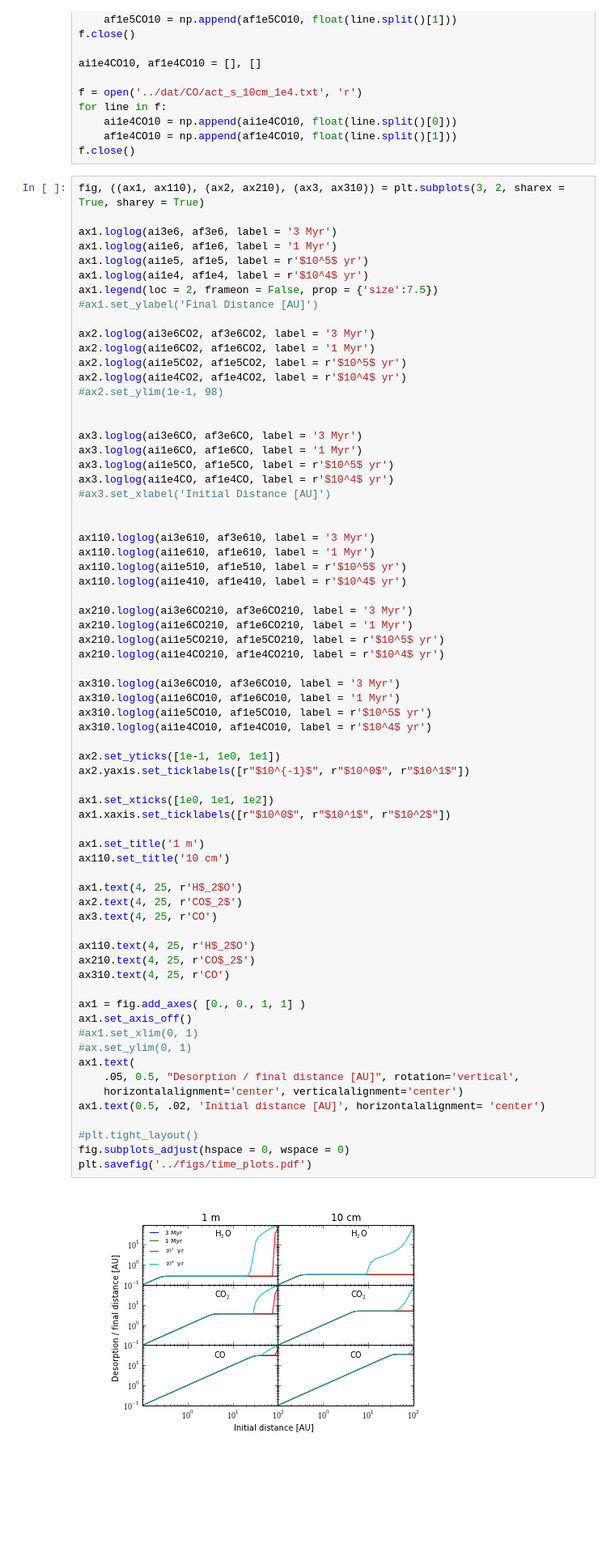
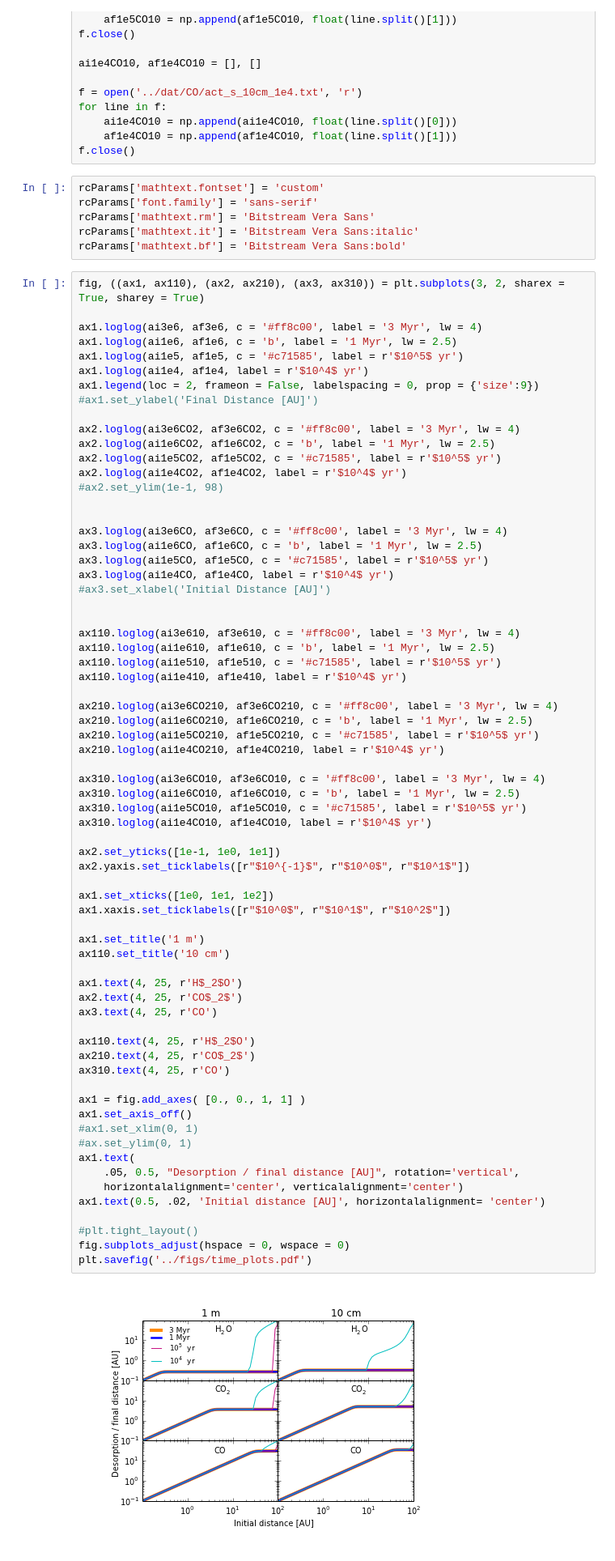
Before and after one commit to apiso/Thesis, a Jupyter notebook: python/drift_desorption_distance_creating_files_transition_disk.ipynb, the cells around one changed output. Shown at 81% size. Cells and saved outputs as stored; diff of their text form; blank space fills up the shorter version.

```diff
--- a/python/drift_desorption_distance_creating_files_transition_disk.ipynb
+++ b/python/drift_desorption_distance_creating_files_transition_disk.ipynb
@@ -300,73 +282,79 @@ for line in f:
     ai1e4CO10 = np.append(ai1e4CO10, float(line.split()[0]))
     af1e4CO10 = np.append(af1e4CO10, float(line.split()[1]))
 f.close()
+# %%
+rcParams['mathtext.fontset'] = 'custom'
+rcParams['font.family'] = 'sans-serif'
+rcParams['mathtext.rm'] = 'Bitstream Vera Sans'
+rcParams['mathtext.it'] = 'Bitstream Vera Sans:italic'
+rcParams['mathtext.bf'] = 'Bitstream Vera Sans:bold'
 # %%
 fig, ((ax1, ax110), (ax2, ax210), (ax3, ax310)) = plt.subplots(3, 2, sharex = True, sharey = True)
 
-ax1.loglog(ai3e6, af3e6, label = '3 Myr')
-ax1.loglog(ai1e6, af1e6, label = '1 Myr')
-ax1.loglog(ai1e5, af1e5, label = r'$10^5$ yr')
+ax1.loglog(ai3e6, af3e6, c = '#ff8c00', label = '3 Myr', lw = 4)
+ax1.loglog(ai1e6, af1e6, c = 'b', label = '1 Myr', lw = 2.5)
+ax1.loglog(ai1e5, af1e5, c = '#c71585', label = r'$10^5$ yr')
 ax1.loglog(ai1e4, af1e4, label = r'$10^4$ yr')
-ax1.legend(loc = 2, frameon = False, prop = {'size':7.5})
+ax1.legend(loc = 2, frameon = False, labelspacing = 0, prop = {'size':9})
 #ax1.set_ylabel('Final Distance [AU]')
 
-ax2.loglog(ai3e6CO2, af3e6CO2, label = '3 Myr')
-ax2.loglog(ai1e6CO2, af1e6CO2, label = '1 Myr')
-ax2.loglog(ai1e5CO2, af1e5CO2, label = r'$10^5$ yr')
+ax2.loglog(ai3e6CO2, af3e6CO2, c = '#ff8c00', label = '3 Myr', lw = 4)
+ax2.loglog(ai1e6CO2, af1e6CO2, c = 'b', label = '1 Myr', lw = 2.5)
+ax2.loglog(ai1e5CO2, af1e5CO2, c = '#c71585', label = r'$10^5$ yr')
 ax2.loglog(ai1e4CO2, af1e4CO2, label = r'$10^4$ yr')
 #ax2.set_ylim(1e-1, 98)
 
 
-ax3.loglog(ai3e6CO, af3e6CO, label = '3 Myr')
-ax3.loglog(ai1e6CO, af1e6CO, label = '1 Myr')
-ax3.loglog(ai1e5CO, af1e5CO, label = r'$10^5$ yr')
+ax3.loglog(ai3e6CO, af3e6CO, c = '#ff8c00', label = '3 Myr', lw = 4)
+ax3.loglog(ai1e6CO, af1e6CO, c = 'b', label = '1 Myr', lw = 2.5)
+ax3.loglog(ai1e5CO, af1e5CO, c = '#c71585', label = r'$10^5$ yr')
 ax3.loglog(ai1e4CO, af1e4CO, label = r'$10^4$ yr')
 #ax3.set_xlabel('Initial Distance [AU]')
 
 
-ax110.loglog(ai3e610, af3e610, label = '3 Myr')
-ax110.loglog(ai1e610, af1e610, label = '1 Myr')
-ax110.loglog(ai1e510, af1e510, label = r'$10^5$ yr')
+ax110.loglog(ai3e610, af3e610, c = '#ff8c00', label = '3 Myr', lw = 4)
+ax110.loglog(ai1e610, af1e610, c = 'b', label = '1 Myr', lw = 2.5)
+ax110.loglog(ai1e510, af1e510, c = '#c71585', label = r'$10^5$ yr')
 ax110.loglog(ai1e410, af1e410, label = r'$10^4$ yr')
 
-ax210.loglog(ai3e6CO210, af3e6CO210, label = '3 Myr')
-ax210.loglog(ai1e6CO210, af1e6CO210, label = '1 Myr')
-ax210.loglog(ai1e5CO210, af1e5CO210, label = r'$10^5$ yr')
+ax210.loglog(ai3e6CO210, af3e6CO210, c = '#ff8c00', label = '3 Myr', lw = 4)
+ax210.loglog(ai1e6CO210, af1e6CO210, c = 'b', label = '1 Myr', lw = 2.5)
+ax210.loglog(ai1e5CO210, af1e5CO210, c = '#c71585', label = r'$10^5$ yr')
 ax210.loglog(ai1e4CO210, af1e4CO210, label = r'$10^4$ yr')
 
-ax310.loglog(ai3e6CO10, af3e6CO10, label = '3 Myr')
-ax310.loglog(ai1e6CO10, af1e6CO10, label = '1 Myr')
-ax310.loglog(ai1e5CO10, af1e5CO10, label = r'$10^5$ yr')
+ax310.loglog(ai3e6CO10, af3e6CO10, c = '#ff8c00', label = '3 Myr', lw = 4)
+ax310.loglog(ai1e6CO10, af1e6CO10, c = 'b', label = '1 Myr', lw = 2.5)
+ax310.loglog(ai1e5CO10, af1e5CO10, c = '#c71585', label = r'$10^5$ yr')
 ax310.loglog(ai1e4CO10, af1e4CO10, label = r'$10^4$ yr')
 
 ax2.set_yticks([1e-1, 1e0, 1e1])
 ax2.yaxis.set_ticklabels([r"$10^{-1}$", r"$10^0$", r"$10^1$"])
 
 ax1.set_xticks([1e0, 1e1, 1e2])
 ax1.xaxis.set_ticklabels([r"$10^0$", r"$10^1$", r"$10^2$"])
 
 ax1.set_title('1 m')
 ax110.set_title('10 cm')
 
 ax1.text(4, 25, r'H$_2$O')
 ax2.text(4, 25, r'CO$_2$')
 ax3.text(4, 25, r'CO')
 
 ax110.text(4, 25, r'H$_2$O')
 ax210.text(4, 25, r'CO$_2$')
 ax310.text(4, 25, r'CO')
 
 ax1 = fig.add_axes( [0., 0., 1, 1] )
 ax1.set_axis_off()
 #ax1.set_xlim(0, 1)
 #ax.set_ylim(0, 1)
 ax1.text(
     .05, 0.5, "Desorption / final distance [AU]", rotation='vertical',
     horizontalalignment='center', verticalalignment='center')
 ax1.text(0.5, .02, 'Initial distance [AU]', horizontalalignment= 'center')
 
 #plt.tight_layout()
 fig.subplots_adjust(hspace = 0, wspace = 0)
 plt.savefig('../figs/time_plots.pdf')
 # %% [output]
-[figure, old version]
+[figure, new version]
```
Also changed, not shown: parts of 8 cells of this notebook, 29 other files.
